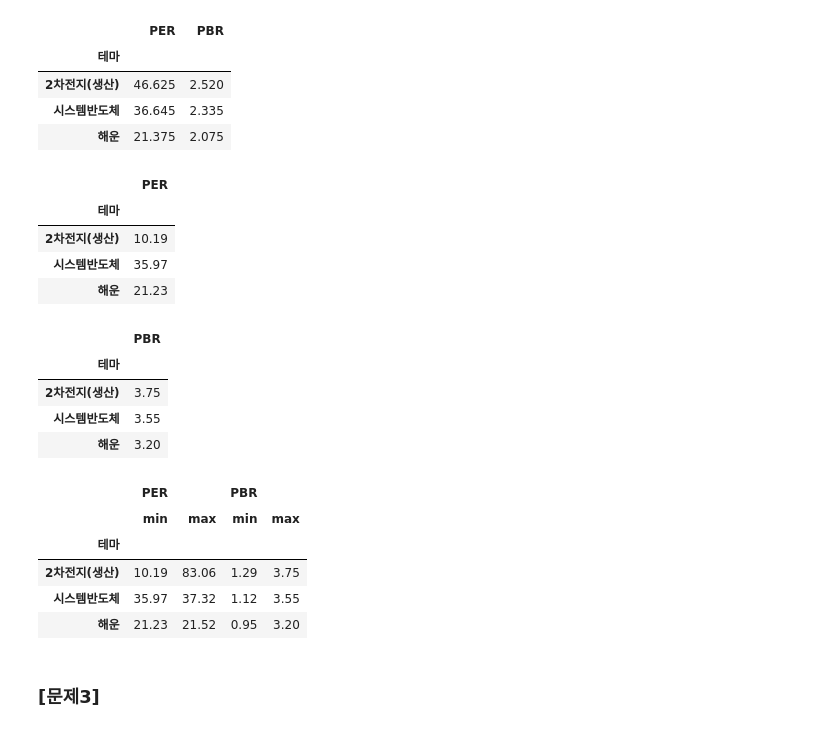
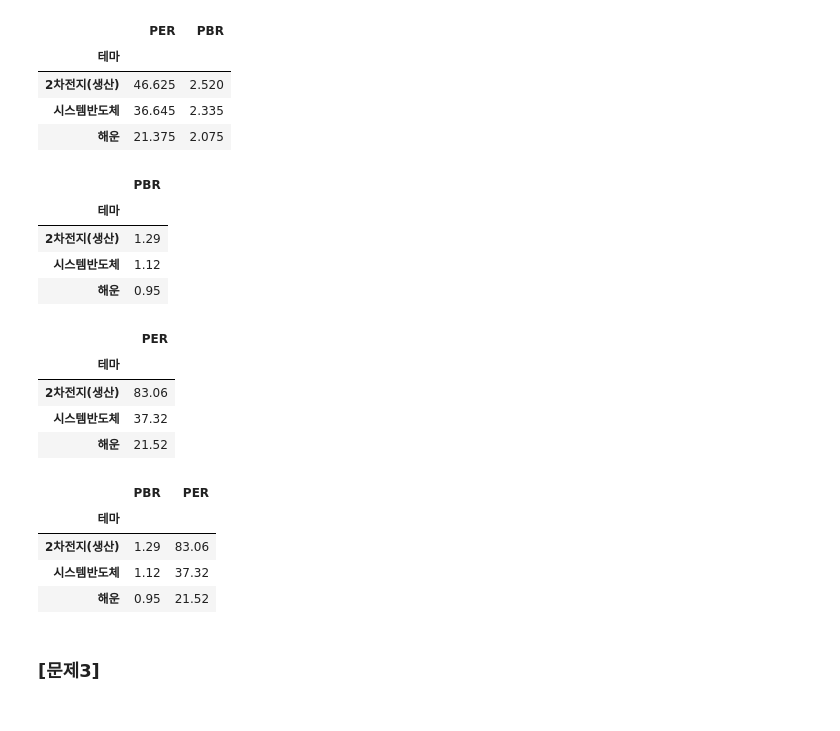
Before and after one commit to ddongse55-lab/KDT13, a Jupyter notebook: 02_pandas/assignment/김은세_0312.ipynb, the cells around one changed output. Drawn from its saved outputs; the diff is of its cells as text; code cells hidden in the pictures.

```diff
--- a/02_pandas/assignment/김은세_0312.ipynb
+++ b/02_pandas/assignment/김은세_0312.ipynb
@@ -130,30 +131,29 @@ df.groupby('테마')[['PER', 'PBR']].mean()
 | 해운 | 21.375 | 2.075 |
 # %%
 # (5)
-df.groupby('테마')[['PER']].min()
+df.groupby('테마')[['PBR']].min()
 # %% [output]
-|  | PER |
+|  | PBR |
 | 테마 |  |
-| 2차전지(생산) | 10.19 |
-| 시스템반도체 | 35.97 |
-| 해운 | 21.23 |
+| 2차전지(생산) | 1.29 |
+| 시스템반도체 | 1.12 |
+| 해운 | 0.95 |
 # %%
-df.groupby('테마')[['PBR']].max()
+df.groupby('테마')[['PER']].max()
 # %% [output]
-|  | PBR |
+|  | PER |
 | 테마 |  |
-| 2차전지(생산) | 3.75 |
-| 시스템반도체 | 3.55 |
-| 해운 | 3.20 |
+| 2차전지(생산) | 83.06 |
+| 시스템반도체 | 37.32 |
+| 해운 | 21.52 |
 # %%
-df.groupby('테마')[['PER', 'PBR']].agg(['min', 'max'])
+df.groupby('테마').agg({'PBR' : min, 'PER' :  max})
 # %% [output]
-|  | PER |  | PBR |  |
-|  | min | max | min | max |
-| 테마 |  |  |  |  |
-| 2차전지(생산) | 10.19 | 83.06 | 1.29 | 3.75 |
-| 시스템반도체 | 35.97 | 37.32 | 1.12 | 3.55 |
-| 해운 | 21.23 | 21.52 | 0.95 | 3.20 |
+|  | PBR | PER |
+| 테마 |  |  |
+| 2차전지(생산) | 1.29 | 83.06 |
+| 시스템반도체 | 1.12 | 37.32 |
+| 해운 | 0.95 | 21.52 |
 # %% [markdown]
 ### [문제3]
 # %%
```
Also changed, not shown: parts of 1 cell of this notebook, 11 other files.
